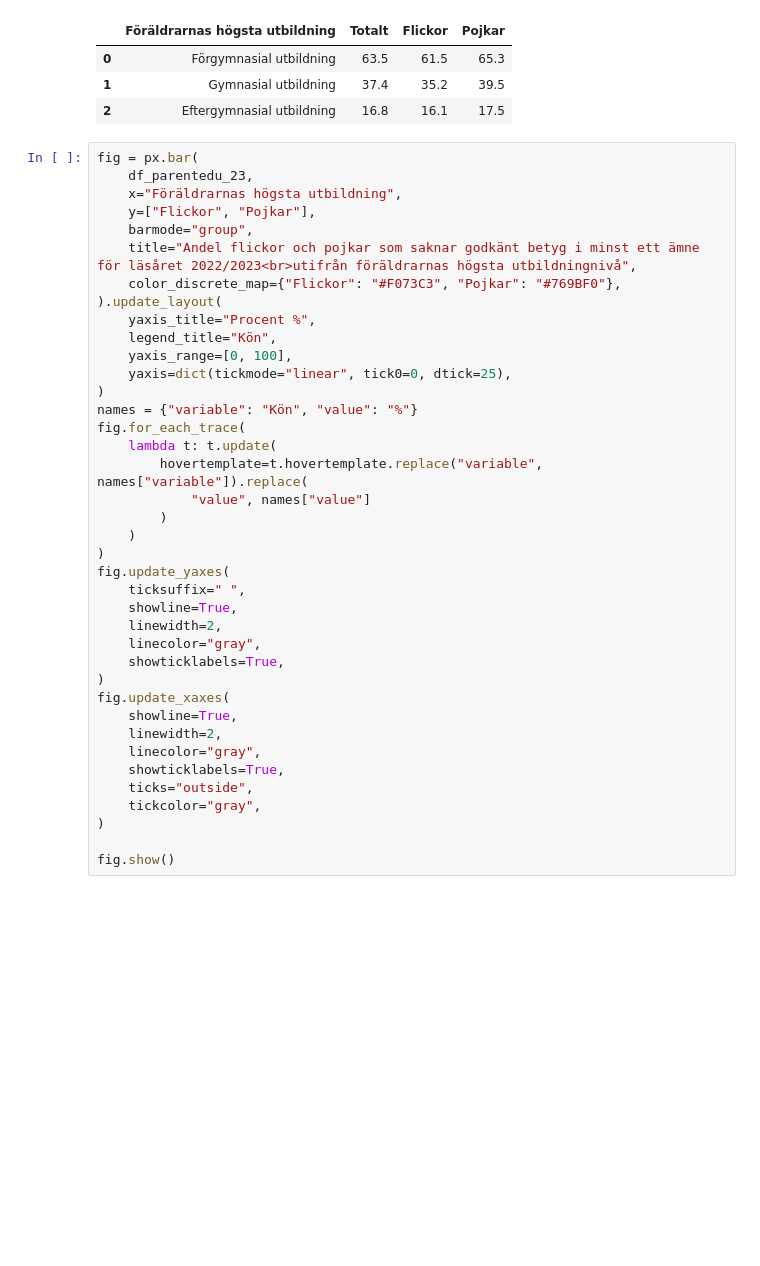
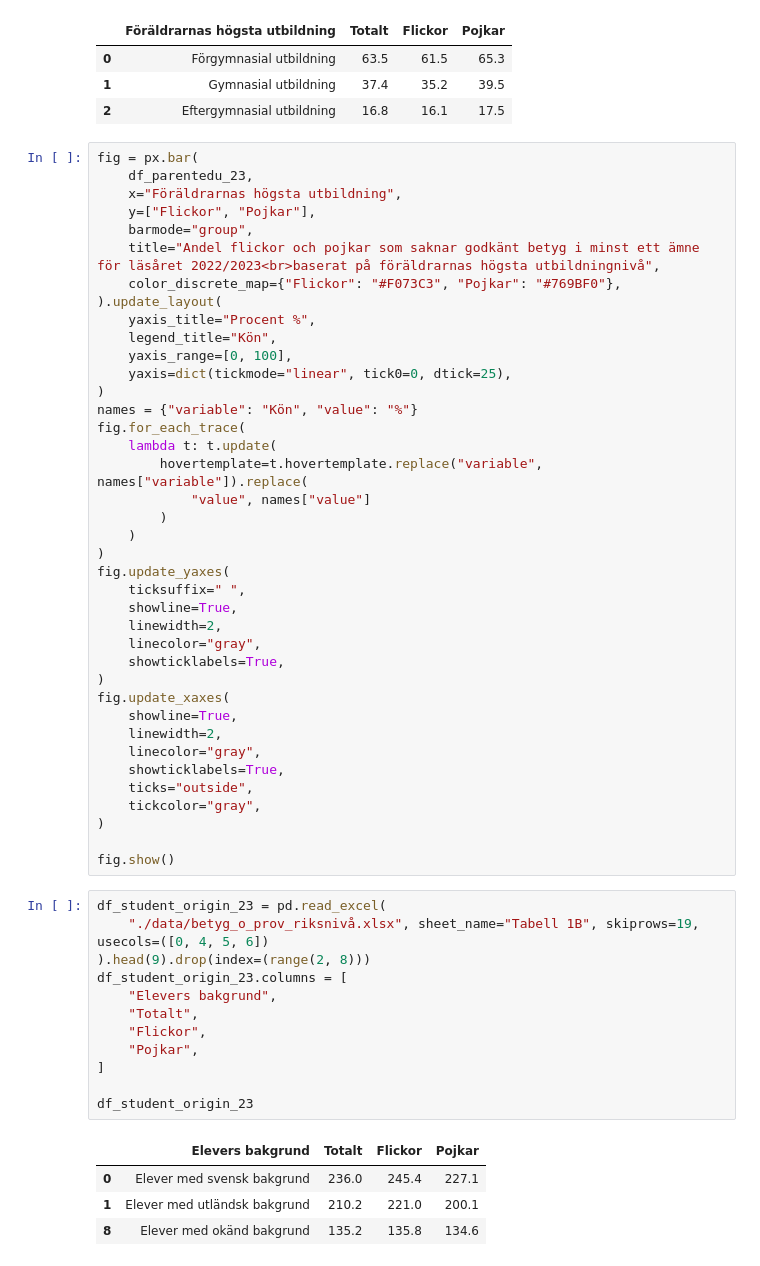
Before and after one commit to LordOfTurtles/Python-Erik-Johansson-OPA23, a Jupyter notebook: labb2/labb2.ipynb, the cells around one changed output. Drawn from its saved outputs; the diff is of its cells as text; blank space fills up the shorter version.

Commit message:
graphs student origins plotly express

```diff
--- a/labb2/labb2.ipynb
+++ b/labb2/labb2.ipynb
@@ -289,7 +289,7 @@ fig = px.bar(
     x="Föräldrarnas högsta utbildning",
     y=["Flickor", "Pojkar"],
     barmode="group",
-    title="Andel flickor och pojkar som saknar godkänt betyg i minst ett ämne för läsåret 2022/2023<br>utifrån föräldrarnas högsta utbildningnivå",
+    title="Andel flickor och pojkar som saknar godkänt betyg i minst ett ämne för läsåret 2022/2023<br>baserat på föräldrarnas högsta utbildningnivå",
     color_discrete_map={"Flickor": "#F073C3", "Pojkar": "#769BF0"},
 ).update_layout(
     yaxis_title="Procent %",
@@ -322,3 +322,20 @@ fig.update_xaxes(
 )
 
 fig.show()
+# %%
+df_student_origin_23 = pd.read_excel(
+    "./data/betyg_o_prov_riksnivå.xlsx", sheet_name="Tabell 1B", skiprows=19, usecols=([0, 4, 5, 6])
+).head(9).drop(index=(range(2, 8)))
+df_student_origin_23.columns = [
+    "Elevers bakgrund",
+    "Totalt",
+    "Flickor",
+    "Pojkar",
+]
+
+df_student_origin_23
+# %% [output]
+|  | Elevers bakgrund | Totalt | Flickor | Pojkar |
+| 0 | Elever med svensk bakgrund | 236.0 | 245.4 | 227.1 |
+| 1 | Elever med utländsk bakgrund | 210.2 | 221.0 | 200.1 |
+| 8 | Elever med okänd bakgrund | 135.2 | 135.8 | 134.6 |
```
Also changed, not shown: parts of 1 cell of this notebook, 1 other file.
